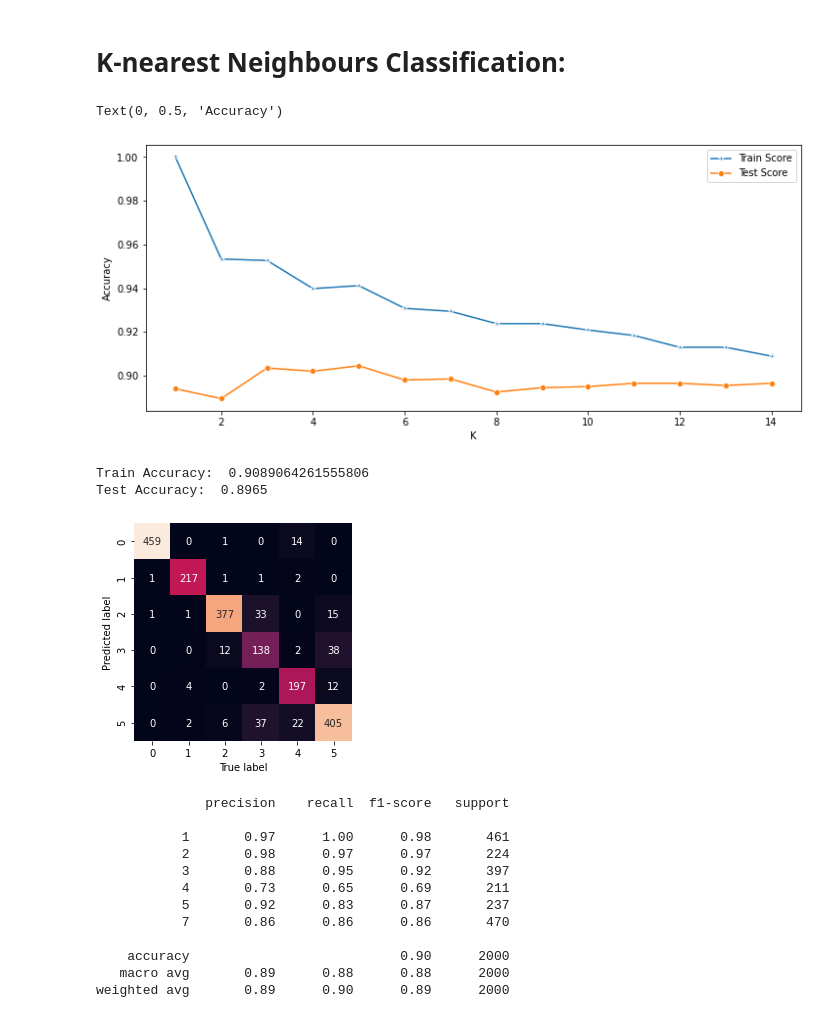
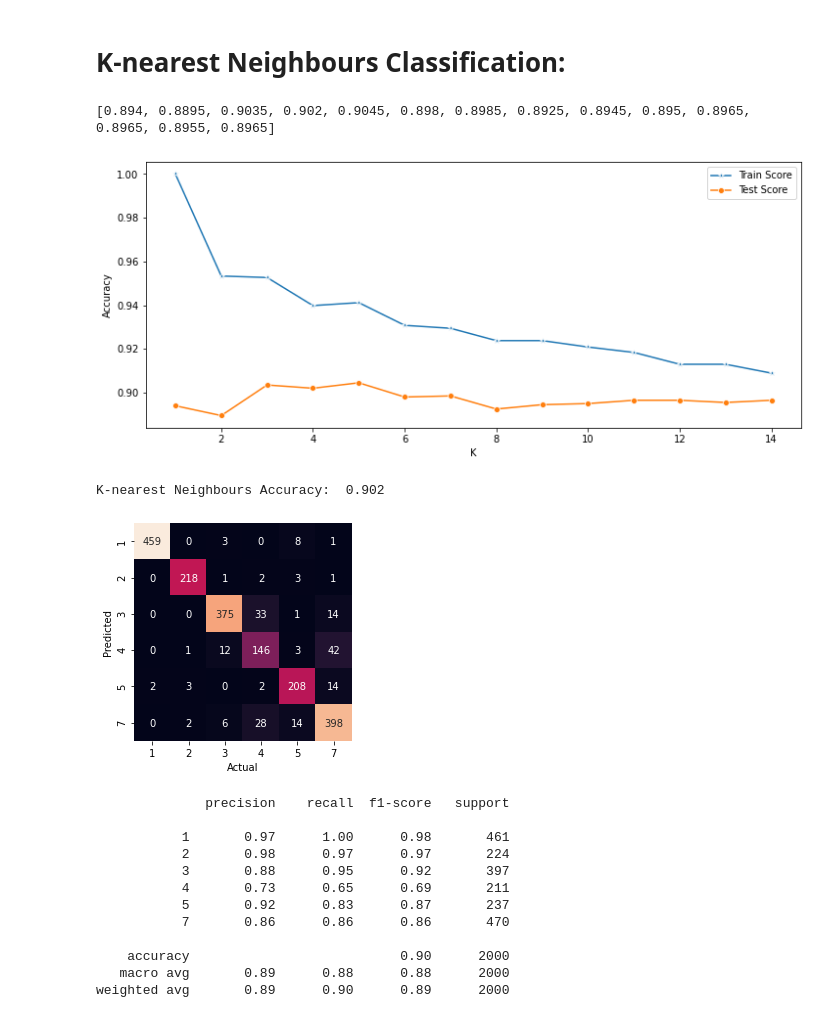
Before and after one commit to dasanaei/ME597-project, a Jupyter notebook: RemoteSensingClassification.ipynb, the cells around one changed output. Saved outputs shown, nothing was run; the diff lists cells and outputs as text; code cells hidden in the pictures.

Commit message:
Fix K-nearest model

```diff
--- a/RemoteSensingClassification.ipynb
+++ b/RemoteSensingClassification.ipynb
@@ -29,7 +29,7 @@ test_x, test_y = values_test[:, :-1], values_test[:, -1]
 # %%
 # Generate a logical regression model
 
-model = LogisticRegression(penalty="l2",C=1.0,fit_intercept=True,max_iter=1000)
+model = LogisticRegression(penalty="l2",C=1.0,fit_intercept=True,max_iter=3000)
 model.fit(train_x, train_y)
 y_hat = model.predict(test_x)
 
@@ -163,30 +171,18 @@ weighted avg       0.74      0.77      0.74      2000
 # %% [markdown]
 # K-nearest Neighbours Classification:
 # %%
-from sklearn.neighbors import KNeighborsClassifier
+# manually try different k values to get the optimal value.
 
-#Here we will manually try different k values to get the optimal value. k ranges from 1 to 15
-
-#create an empty list to store the accuracy for each k value. This will be later used for comparison
 test_scores = []
 train_scores = []
-#run this for loop to find the best k value
 for i in range(1,15):
-    #for the current loop assign k=i
     knn = KNeighborsClassifier(i)
-    #the training data
     knn.fit(train_x,train_y)
-    #predict the class label for the training data
     pred_y_train=knn.predict(train_x)
-    #get the training accuracy
     train_accuracy=accuracy_score(pred_y_train,train_y)
-    #append the training accuracy at a particular k value to the list.
     train_scores.append(train_accuracy)
-    #predict the class label for test data
     pred_y_test=knn.predict(test_x)
-    #get the test accuracy
     test_accuracy=accuracy_score(pred_y_test,test_y)
-    #append the test accuracy at a particular k value to the list.
     test_scores.append(test_accuracy)
 
 plt.figure(figsize=(12,5))
@@ -195,23 +191,27 @@ p = sns.lineplot(range(1,15),test_scores,marker='o',label='Test Score')
 plt.xlabel("K")
 plt.ylabel("Accuracy")
 # %% [output]
-Text(0, 0.5, 'Accuracy')
+[0.894, 0.8895, 0.9035, 0.902, 0.9045, 0.898, 0.8985, 0.8925, 0.8945, 0.895, 0.8965, 0.8965, 0.8955, 0.8965]
 [figure]
 # %%
-print("Train Accuracy: ",train_scores[13])
-print("Test Accuracy: ",test_scores[13])
+# Use highest accuracy K for final K-nearest model
+knn1 = KNeighborsClassifier(test_scores.index(max(test_scores)))
+knn1.fit(train_x,train_y)
+y_pred = knn1.predict(test_x)
+score = accuracy_score(y_pred, test_y)
+print("K-nearest Neighbours Accuracy: ", score)
 
-y_pred = knn.predict(test_x)
 #build a confusion matrix to visualize the performance of the model using seaborn
 mat = confusion_matrix(test_y, y_pred)
-sns.heatmap(mat.T, square=True, annot=True, fmt='d', cbar=False,
- )
-plt.xlabel('True label')
-plt.ylabel('Predicted label');
+x_axis_labels = [1,2,3,4,5,7] # labels for x-axis
+y_axis_labels = [1,2,3,4,5,7] # labels for y-axis
+sns.heatmap(mat.T, square=True, annot=True, fmt='d', cbar=False, xticklabels=x_axis_labels, yticklabels=y_axis_labels
+    )
+plt.xlabel('Actual')
+plt.ylabel('Predicted');
 # %% [output]
-Train Accuracy:  0.9089064261555806
-Test Accuracy:  0.8965
+K-nearest Neighbours Accuracy:  0.902
-[figure, old version]
+[figure, new version]
 # %%
 print(classification_report(test_y,y_pred))
 # %% [output]
```
Also changed, not shown: parts of 5 cells of this notebook.
